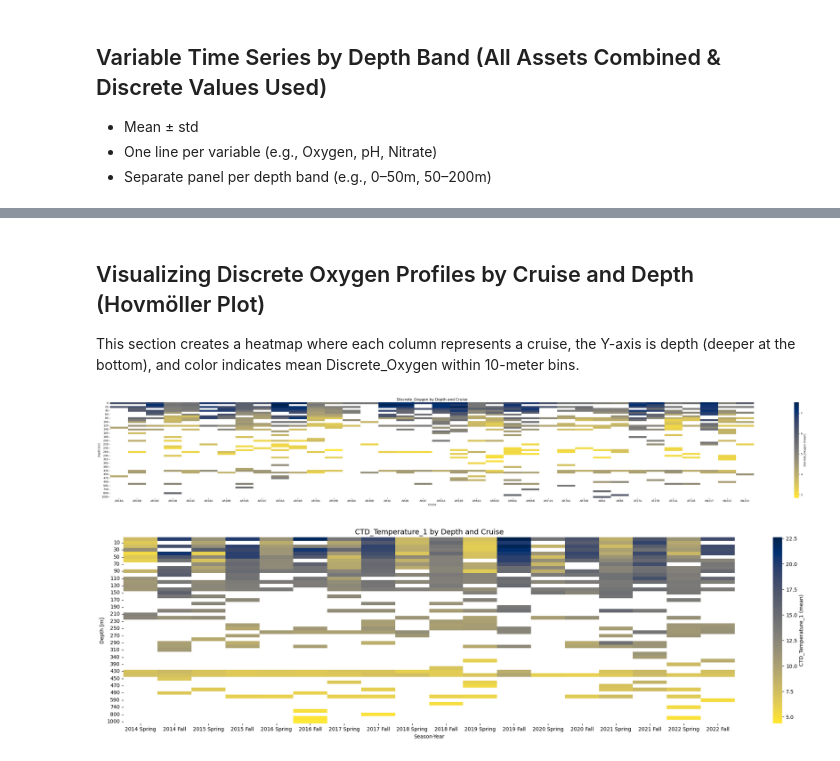
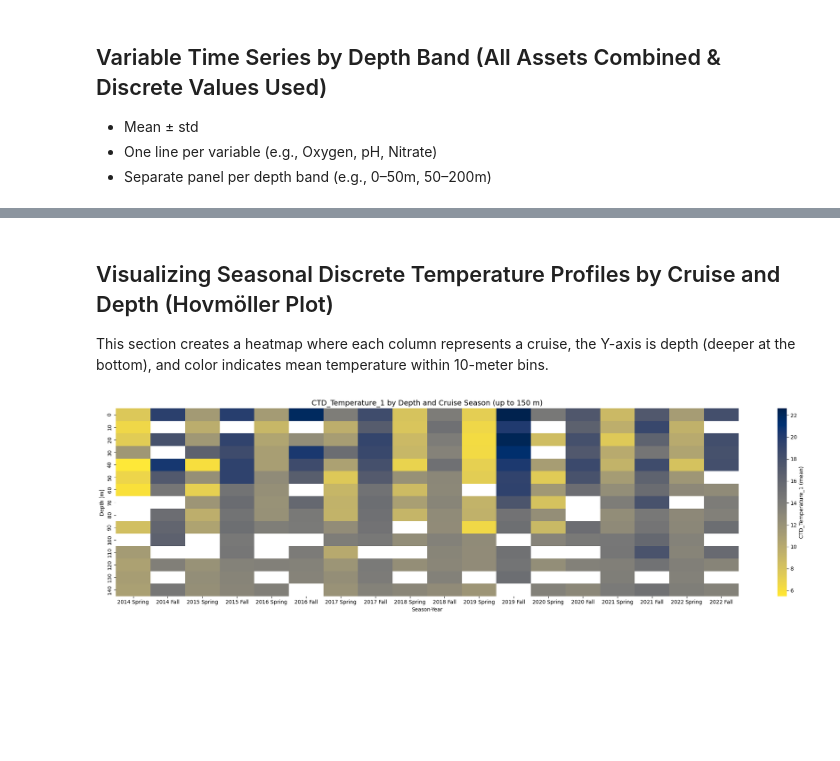
Before and after one commit to WHOIGit/ooi-on-bco-dmo, a Jupyter notebook: notebooks/0-OOI-Pioneer-NES-discrete-sample-article-figures.ipynb, the cells around one changed output, grey strips where cells are left out. Saved outputs shown, nothing was run; the diff lists cells and outputs as text; code cells hidden in the pictures; blank space fills up the shorter version.

```diff
--- a/notebooks/0-OOI-Pioneer-NES-discrete-sample-article-figures.ipynb
+++ b/notebooks/0-OOI-Pioneer-NES-discrete-sample-article-figures.ipynb
@@ -454,8 +407,8 @@ latlon_map_per_year(df_qc, var="Discrete_Oxygen", year_range=(2017, 2023))
 # %% [markdown]
-## Visualizing Discrete Oxygen Profiles by Cruise and Depth (Hovmöller Plot)
-This section creates a heatmap where each column represents a cruise, the Y-axis is depth (deeper at the bottom), and color indicates mean Discrete_Oxygen within 10-meter bins.
+## Visualizing Seasonal Discrete Temperature Profiles by Cruise and Depth (Hovmöller Plot)
+This section creates a heatmap where each column represents a cruise, the Y-axis is depth (deeper at the bottom), and color indicates mean temperature within 10-meter bins.
 # %%
-def hovmoller_depth_cruise(df, var="Discrete_Oxygen", depth_col="CTD_Depth",
+def hovmoller_depth_cruise(df, var="CTD_Temperature_1", depth_col="CTD_Depth",
                             bin_size=10, cruise_col="Cruise", season_labels=False):
     """
     Hovmöller-style heatmap to visualize how a water column variable changes with depth over a sequence of cruises.
@@ -496,6 +449,10 @@ def hovmoller_depth_cruise(df, var="Discrete_Oxygen", depth_col="CTD_Depth",
     # Keep only necessary columns and drop missing data
     df = df[[var, cruise_col, depth_col, "Start_Time"]].dropna()
 
+    # Filter the dataset to only show values up to 150 meters in depth
+
+    df = df[df["CTD_Depth"] <= 150]
+
     if df.empty:
         print(f"❌ No data for {var}")
         return
@@ -528,7 +485,7 @@ def hovmoller_depth_cruise(df, var="Discrete_Oxygen", depth_col="CTD_Depth",
 )
 
     # Titles and labels
-    ax.set_title(f"{var} by Depth and Cruise", fontsize=14)
+    ax.set_title(f"{var} by Depth and Cruise Season (up to 150 m)", fontsize=14)
     ax.set_xlabel("Cruise" if not season_labels else "Season-Year")
     ax.set_ylabel("Depth [m]")
 
@@ -540,10 +497,9 @@ def hovmoller_depth_cruise(df, var="Discrete_Oxygen", depth_col="CTD_Depth",
     plt.show()
 # %%
 # Option A: by Cruise name
-hovmoller_depth_cruise(df_qc, var="Discrete_Oxygen")
+#hovmoller_depth_cruise(df_qc, var="Discrete_Oxygen")
 
 # Option B: by Season–Year
 hovmoller_depth_cruise(df_qc, var="CTD_Temperature_1", season_labels=True)
 # %% [output]
-[figure, old version]
+[figure, new version]
-[figure, removed]
```
Also changed, not shown: parts of 7 cells of this notebook.
